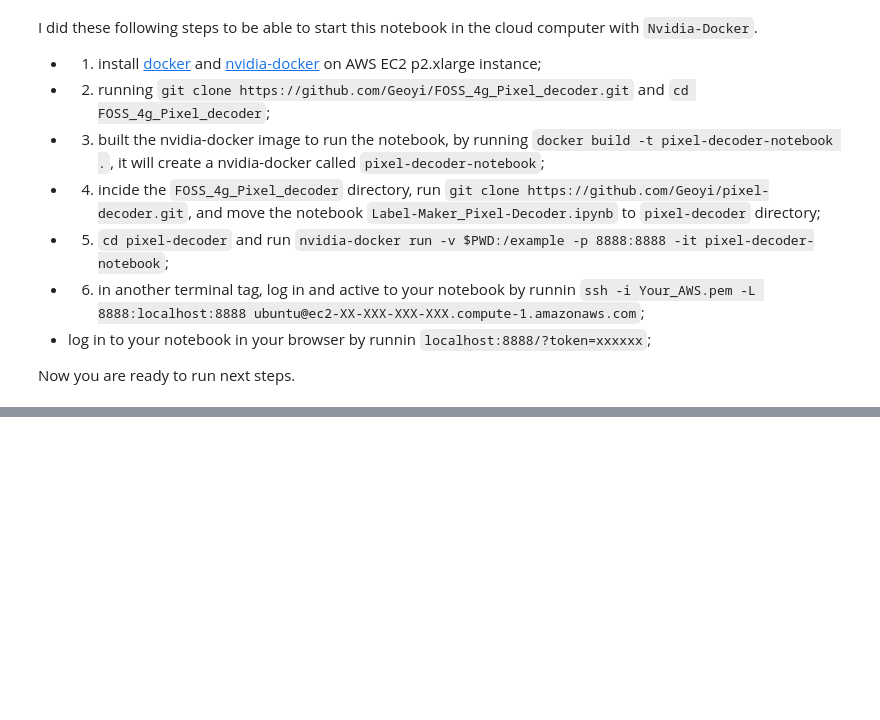
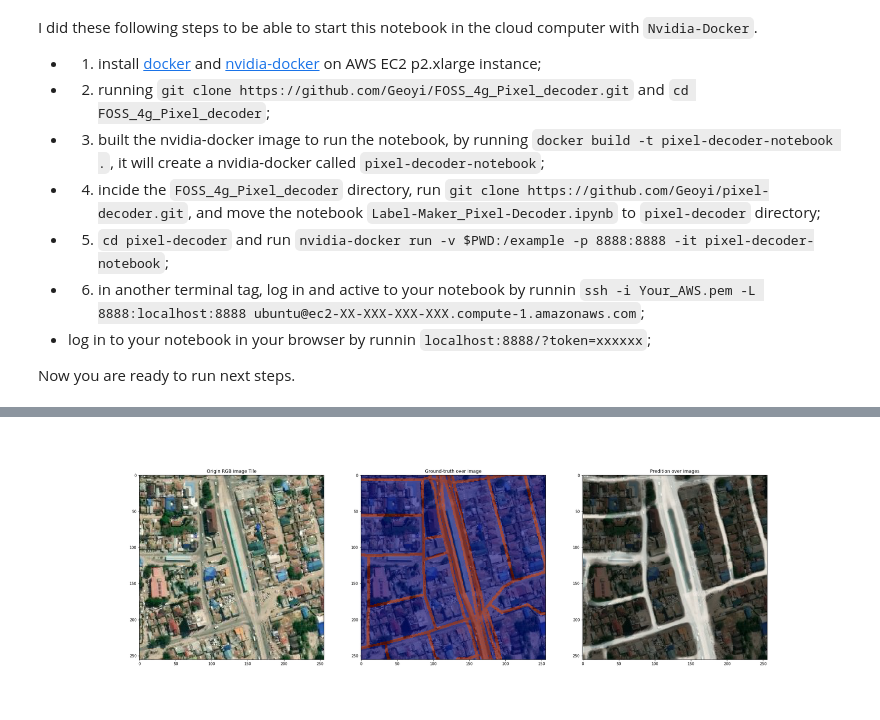
Before and after one commit to Geoyi/FOSS_4g_Pixel_decoder, a Jupyter notebook: Label-Maker_Pixel-Decoder.ipynb, the cells around one changed output, grey strips where cells are left out. Drawn from its saved outputs; the diff is of its cells as text; code cells hidden in the pictures; blank space fills up the shorter version.

```diff
--- a/Label-Maker_Pixel-Decoder.ipynb
+++ b/Label-Maker_Pixel-Decoder.ipynb
@@ -110,0 +124,4 @@ for pred in pred_list:
+# %%
+Image(filename='roads_predictions_figs/tz_buildings_pred_79831-68014-17.png')
+# %% [output]
+[figure, added]
```
Also changed, not shown: parts of 4 cells of this notebook.
